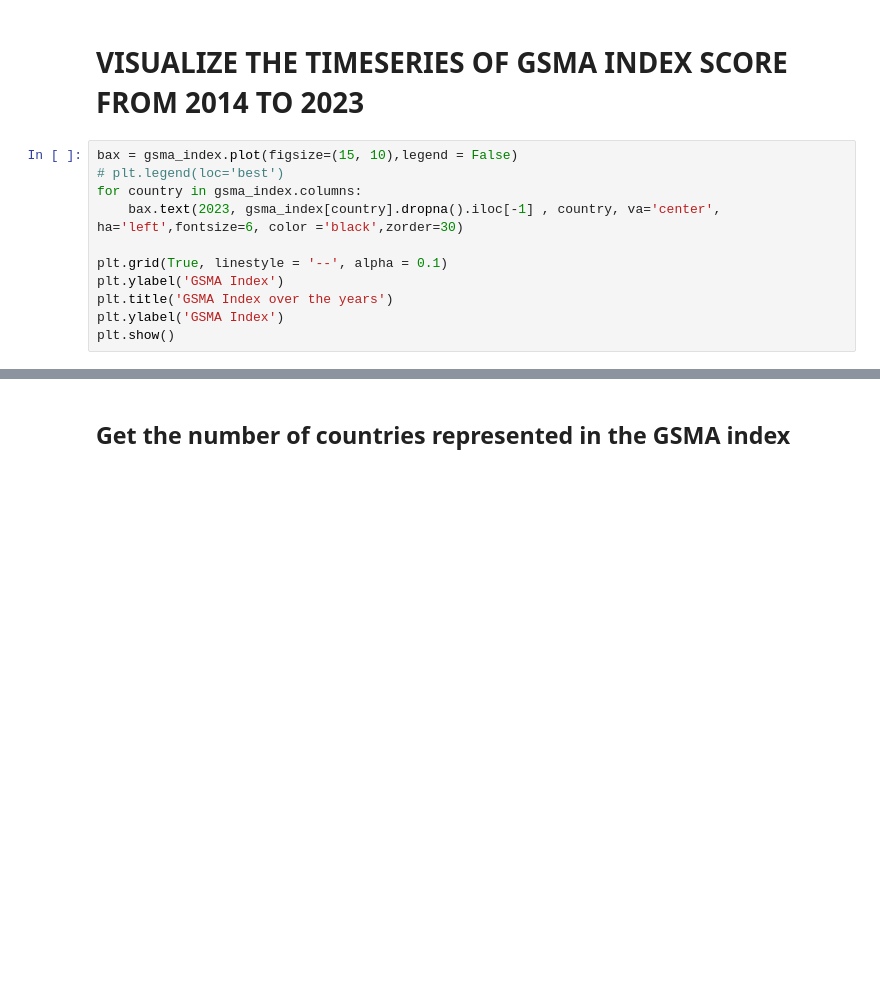
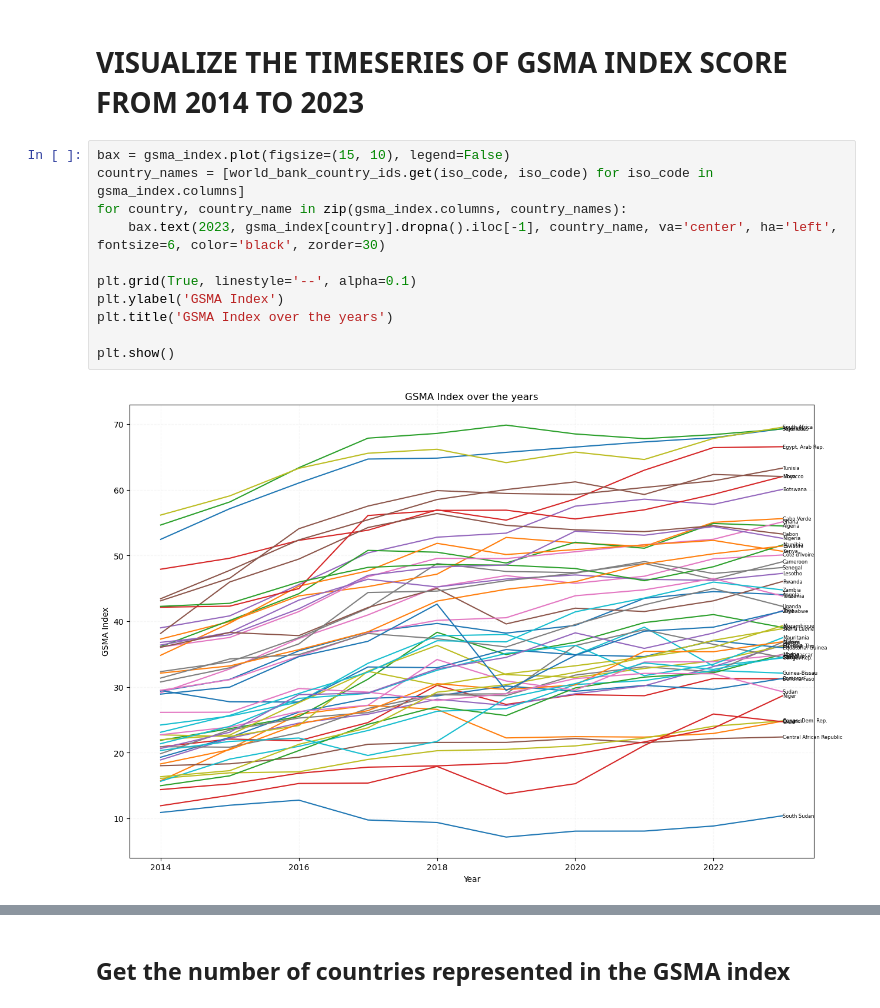
Before and after one commit to ntakirutimanapierre/FINIA, a Jupyter notebook: Codes.ipynb, the cells around one changed output, grey strips where cells are left out. Saved outputs shown, nothing was run; the diff lists cells and outputs as text; blank space fills up the shorter version.

Commit message:
the best codes

```diff
--- a/Codes.ipynb
+++ b/Codes.ipynb
@@ -200,14 +188,16 @@ plt.show()
 # %% [markdown]
 # **VISUALIZE THE TIMESERIES OF GSMA INDEX SCORE FROM 2014 TO 2023**
 # %%
-bax = gsma_index.plot(figsize=(15, 10),legend = False)
-# plt.legend(loc='best')
-for country in gsma_index.columns:
-    bax.text(2023, gsma_index[country].dropna().iloc[-1] , country, va='center', ha='left',fontsize=6, color ='black',zorder=30)
+bax = gsma_index.plot(figsize=(15, 10), legend=False)
+country_names = [world_bank_country_ids.get(iso_code, iso_code) for iso_code in gsma_index.columns]
+for country, country_name in zip(gsma_index.columns, country_names):
+    bax.text(2023, gsma_index[country].dropna().iloc[-1], country_name, va='center', ha='left', fontsize=6, color='black', zorder=30)
 
-plt.grid(True, linestyle = '--', alpha = 0.1)
+plt.grid(True, linestyle='--', alpha=0.1)
 plt.ylabel('GSMA Index')
 plt.title('GSMA Index over the years')
-plt.ylabel('GSMA Index')
+
 plt.show()
+# %% [output]
+[figure, added]
 # %%
```
Also changed, not shown: parts of 32 cells of this notebook.
